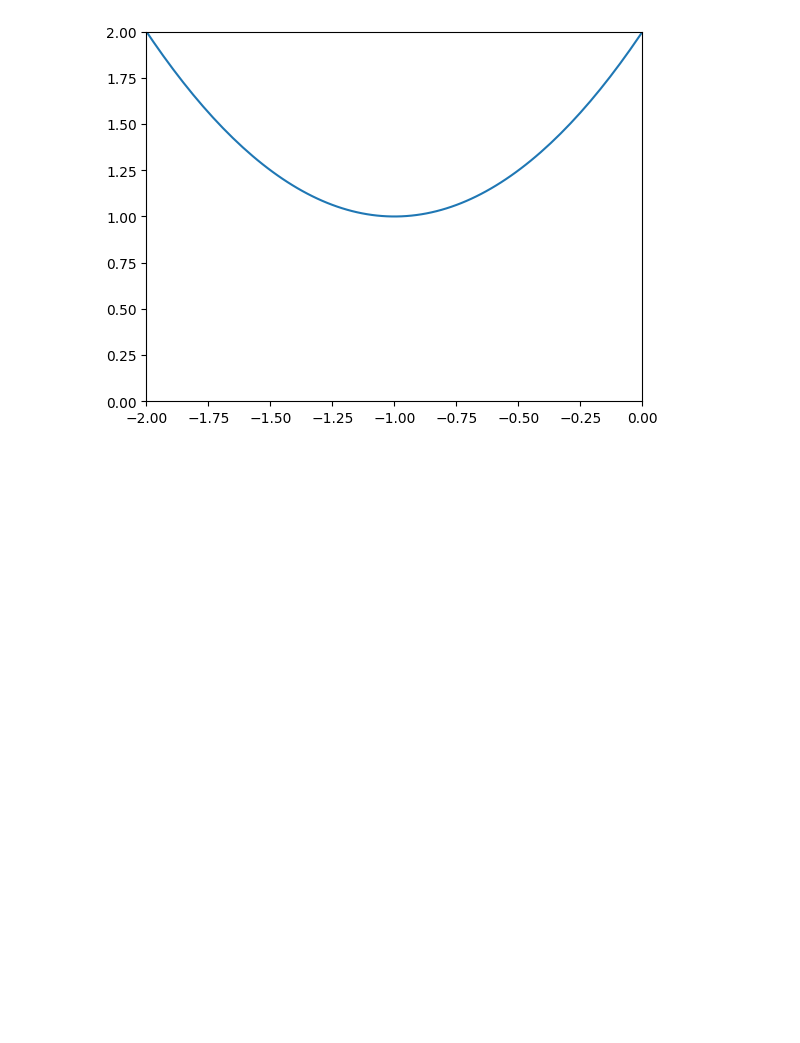
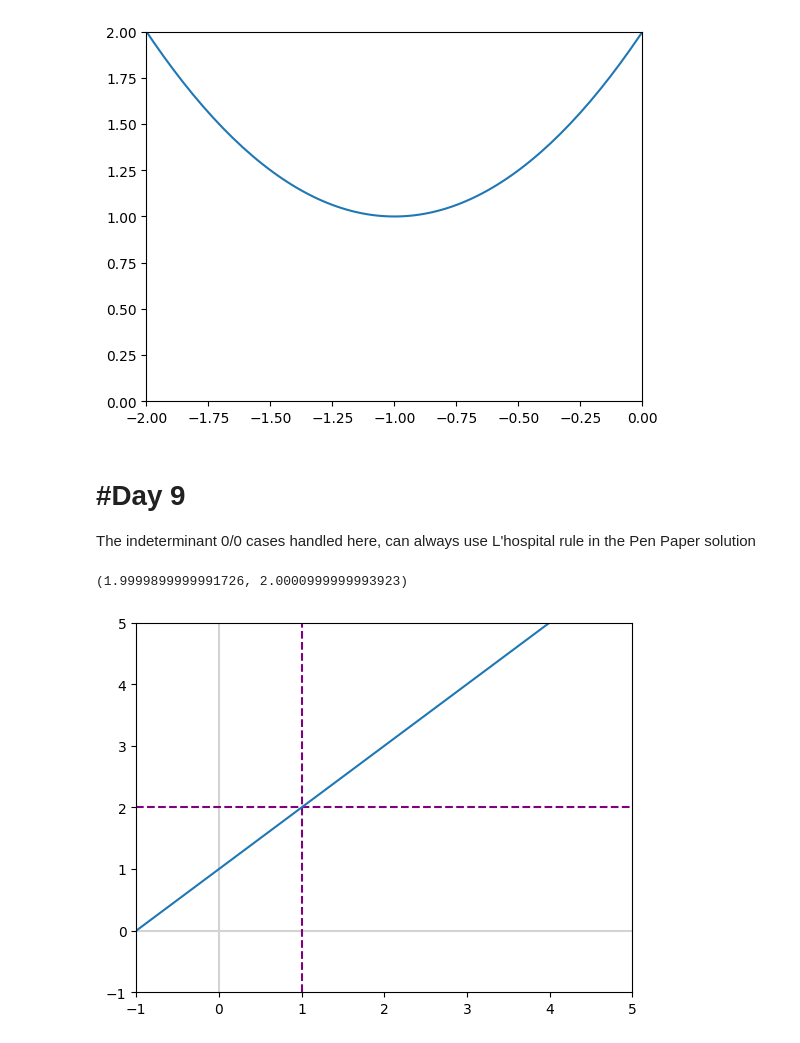
Before and after one commit to AnantUpadhyay02/100-Days-of-GenAI, a Jupyter notebook: calculus.ipynb, the cells around one changed output. Cells and saved outputs as stored; diff of their text form; code cells hidden in the pictures; blank space fills up the shorter version.

```diff
--- a/calculus.ipynb
+++ b/calculus.ipynb
@@ -22,3 +22,28 @@ ax.set_ylim(0,2)
 _ = ax.plot(x,y)
 # %% [output]
 [figure]
+# %% [markdown]
+# #Day 9
+The indeterminant 0/0 cases handled here, can always use L'hospital rule in the Pen Paper solution
+# %%
+def my_func(eq_x):
+    eq_y = (eq_x**2 - 1)/(eq_x-1)
+    return eq_y
+# %%
+my_func(0.99999),my_func(1.0001)
+#the closer and closer we get to one we are getting close to 2, but at 1 we can't divide
+# %% [output]
+(1.9999899999991726, 2.0000999999993923)
+# %%
+y = my_func(x)
+# %%
+fig, ax = plt.subplots()
+plt.axvline(x=0, color='lightgray')
+plt.axhline(y=0, color='lightgray')
+plt.xlim(-1, 5)
+plt.ylim(-1, 5)
+plt.axvline(x=1, color='purple', linestyle='--')
+plt.axhline(y=2, color='purple', linestyle='--')
+_ = ax.plot(x,y)
+# %% [output]
+[figure, added]
```
Also changed, not shown: parts of 5 cells of this notebook.
